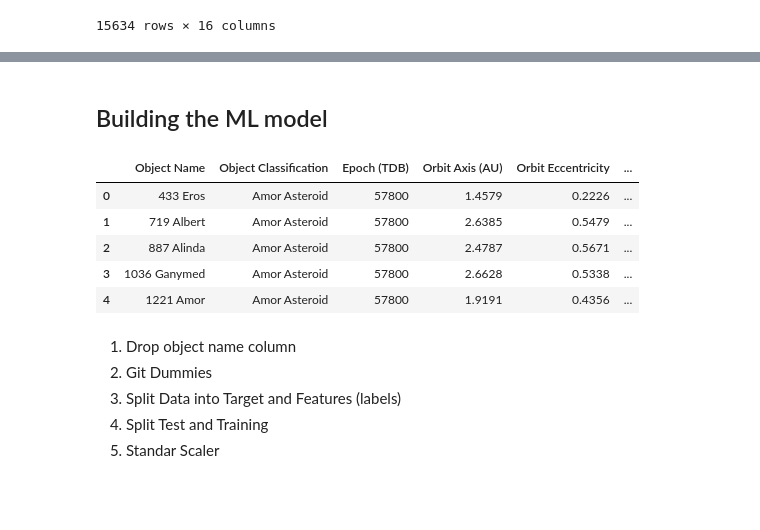
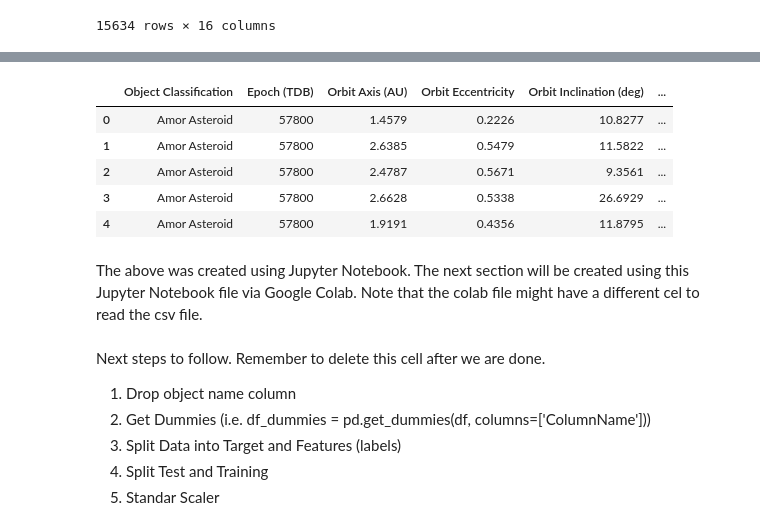
Before and after one commit to maparisio/Asteroid-Impact-Prediction, a Jupyter notebook: Asteroid_Predictions_Colab.ipynb, the cells around one changed output, grey strips where cells are left out. Drawn from its saved outputs; the diff is of its cells as text; code cells hidden in the pictures; blank space fills up the shorter version.

Commit message:
Updated version of Colab file
This version has the updated edited Hazard) to Hazard and dropped column 'Object Name'

```diff
--- a/Asteroid_Predictions_Colab.ipynb
+++ b/Asteroid_Predictions_Colab.ipynb
@@ -70,3 +76,12 @@ orbit_df
 | 15633 | (2017 CR5) | Apollo Asteroid | 57793 | 1.8815 | 0.4646 | ... |
 | 15634 | (6344 P-L) | Apollo Asteroid | 57800 | 2.8043 | 0.6672 | ... |
 15635 rows × 16 columns
+# %%
+# Print unique values before replacing the word 'Hazard)'
+print("Unique values before replacement:", orbit_df['Hazard'].unique())
+
+# Replace 'Hazard)' with 'Hazard'
+orbit_df['Hazard'] = orbit_df['Hazard'].replace('Hazard)', 'Hazard')
+
+# Print unique values after name edit to confirm changes took place
+print("Unique values after replacement:", orbit_df['Hazard'].unique())
@@ -115,3 +133,9 @@ orbit_df
 | 15633 | (2017 CR5) | Apollo Asteroid | 57793 | 1.8815 | 0.4646 | ... |
 | 15634 | (6344 P-L) | Apollo Asteroid | 57800 | 2.8043 | 0.6672 | ... |
 15634 rows × 16 columns
+# %%
+# Make a copy of the DataFrame before dropping columns
+orbit_df2 = orbit_df.copy()
+
+# Show the copy
+orbit_df2.head()
@@ -117,0 +149,6 @@ orbit_df
+# %%
+# Drop the 'Object Name' column from the dataframe.
+orbit_df2 = orbit_df2.drop(columns=['Object Name'])
+
+# Check columns after dropping
+print("Columns after dropping 'Object Name':", orbit_df2.columns)
@@ -118,2 +167,19 @@ orbit_df
+# %%
+# Once the changes have been verified, store the dataframe copy to the original variable for continuation
+orbit_df = orbit_df2
+# %%
+# Save cleaned DataFrame into a new CSV file
+orbit_df.to_csv('cleaned_Asteroid_orbit.csv', index=False)
+
+# Show a sample of the DataFrame that we are saving
+orbit_df.head()
+# %% [output]
+|  | Object Classification | Epoch (TDB) | Orbit Axis (AU) | Orbit Eccentricity | Orbit Inclination (deg) | ... |
+| 0 | Amor Asteroid | 57800 | 1.4579 | 0.2226 | 10.8277 | ... |
+| 1 | Amor Asteroid | 57800 | 2.6385 | 0.5479 | 11.5822 | ... |
+| 2 | Amor Asteroid | 57800 | 2.4787 | 0.5671 | 9.3561 | ... |
+| 3 | Amor Asteroid | 57800 | 2.6628 | 0.5338 | 26.6929 | ... |
+| 4 | Amor Asteroid | 57800 | 1.9191 | 0.4356 | 11.8795 | ... |
 # %% [markdown]
-## Building the ML model
+The above was created using Jupyter Notebook.
+The next section will be created using this Jupyter Notebook file via Google Colab. Note that the colab file might have a different cel to read the csv file.
@@ -125,19 +186,7 @@ import tensorflow as tf
-# %%
-# Make a copy of the DataFrame
-orbit_df_copy = orbit_df.copy()
-
-# Show the copy
-orbit_df_copy.head()
-# %% [output]
-|  | Object Name | Object Classification | Epoch (TDB) | Orbit Axis (AU) | Orbit Eccentricity | ... |
-| 0 | 433 Eros | Amor Asteroid | 57800 | 1.4579 | 0.2226 | ... |
-| 1 | 719 Albert | Amor Asteroid | 57800 | 2.6385 | 0.5479 | ... |
-| 2 | 887 Alinda | Amor Asteroid | 57800 | 2.4787 | 0.5671 | ... |
-| 3 | 1036 Ganymed | Amor Asteroid | 57800 | 2.6628 | 0.5338 | ... |
-| 4 | 1221 Amor | Amor Asteroid | 57800 | 1.9191 | 0.4356 | ... |
-# %% [markdown]
-1. Drop object name column
-2. Git Dummies
-3. Split Data into Target and Features (labels)
-4. Split Test and Training
-5. Standar Scaler
+# %% [markdown]
+Next steps to follow. Remember to delete this cell after we are done.
+1. Drop object name column
+2. Get Dummies (i.e. df_dummies = pd.get_dummies(df, columns=['ColumnName']))
+3. Split Data into Target and Features (labels)
+4. Split Test and Training
+5. Standar Scaler
```
Also changed, not shown: parts of 17 cells of this notebook.
